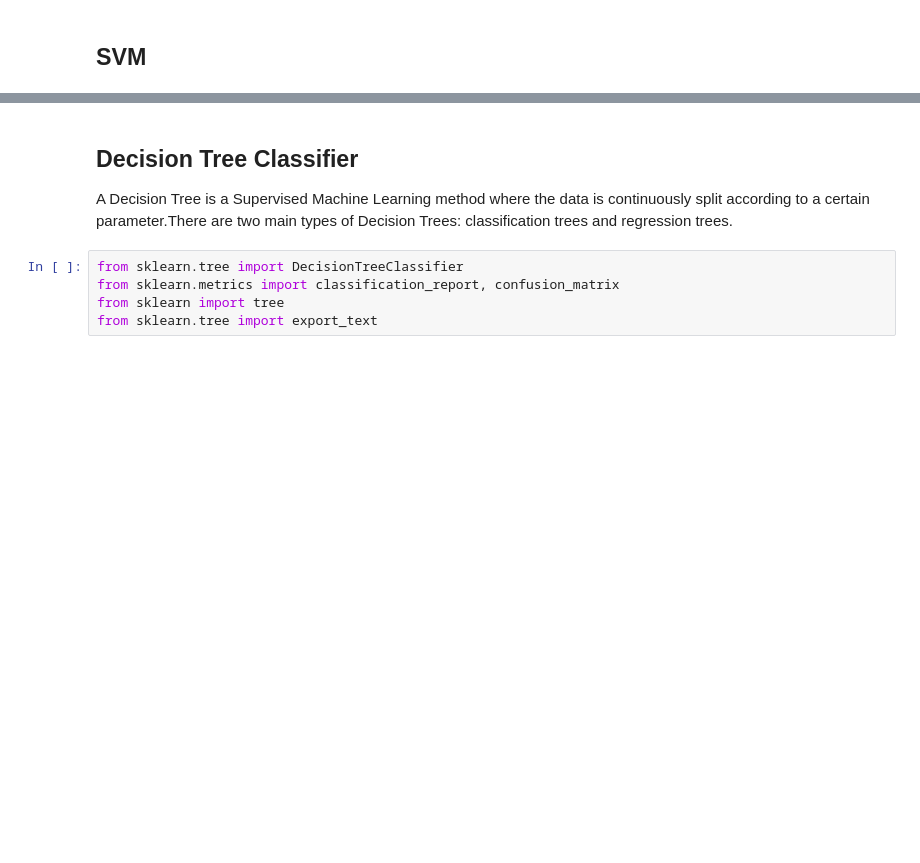
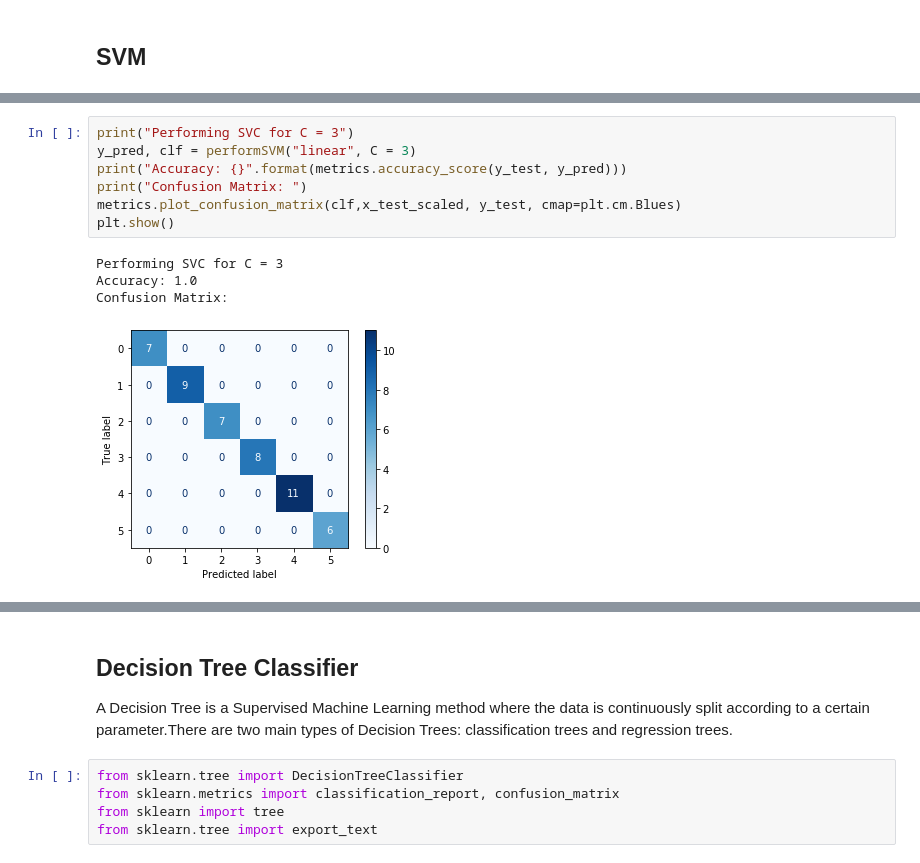
Before and after one commit to MKobus12305/ML_StarsClassification, a Jupyter notebook: Stars.ipynb, the cells around one changed output, grey strips where cells are left out. Drawn from its saved outputs; the diff is of its cells as text; blank space fills up the shorter version.

```diff
--- a/Stars.ipynb
+++ b/Stars.ipynb
@@ -397,0 +403,12 @@ weighted avg       1.00      1.00      1.00        48
+# %%
+print("Performing SVC for C = 3")
+y_pred, clf = performSVM("linear", C = 3)
+print("Accuracy: {}".format(metrics.accuracy_score(y_test, y_pred)))
+print("Confusion Matrix: ")
+metrics.plot_confusion_matrix(clf,x_test_scaled, y_test, cmap=plt.cm.Blues)
+plt.show()
+# %% [output]
+Performing SVC for C = 3
+Accuracy: 1.0
+Confusion Matrix:
+[figure, added]
```
Also changed, not shown: parts of 16 cells of this notebook.
